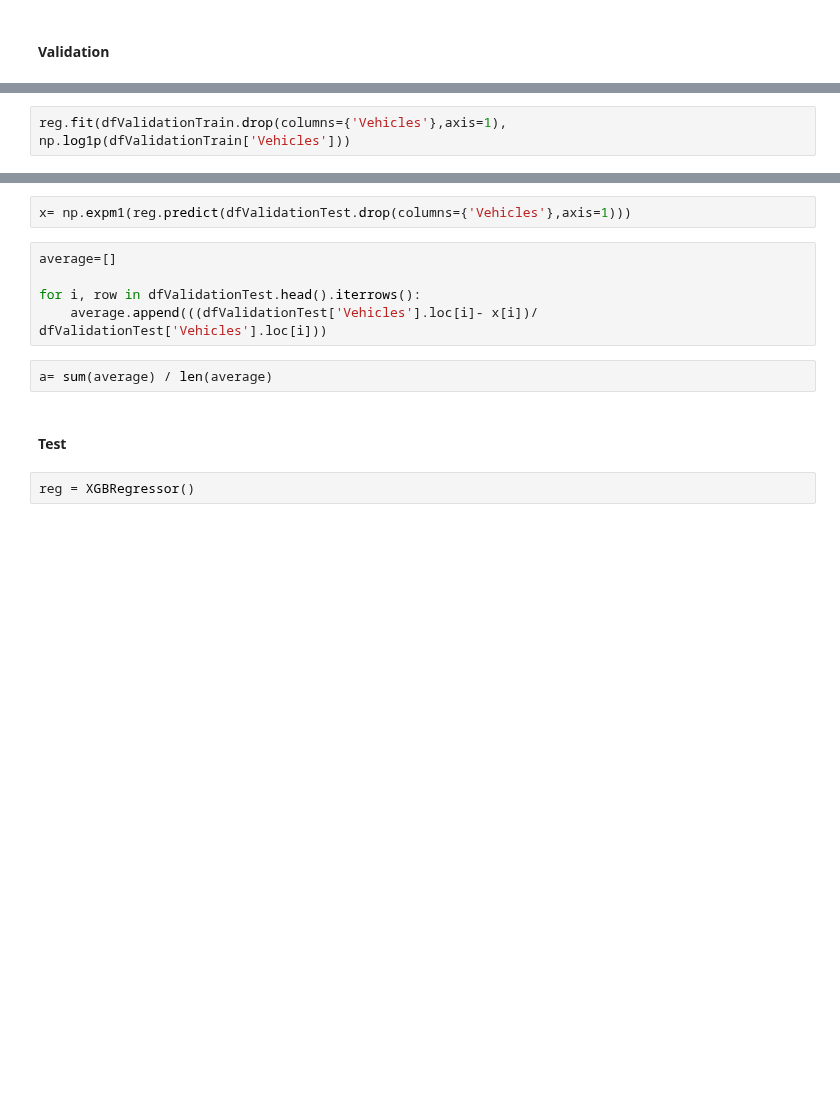
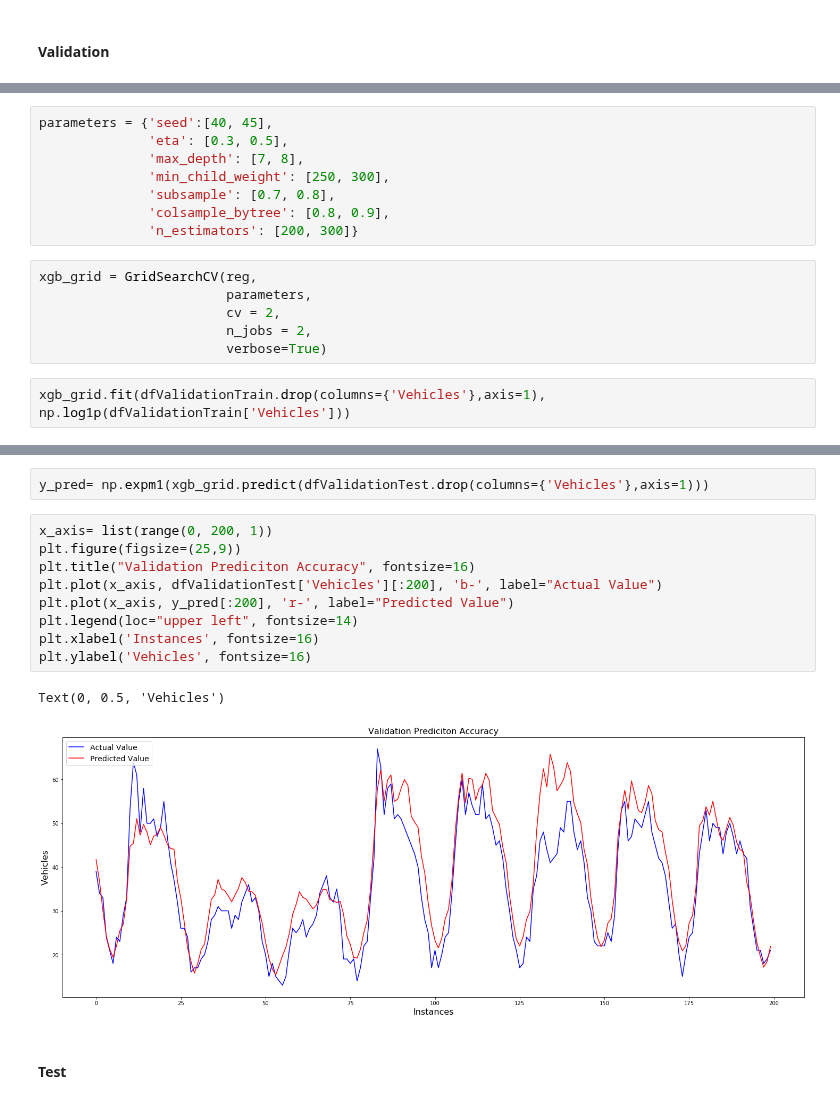
Before and after one commit to siddheshmanjrekar/machine-learning-for-IoT, a Jupyter notebook: TrafficPrediction.ipynb, the cells around one changed output, grey strips where cells are left out. Cells and saved outputs as stored; diff of their text form; blank space fills up the shorter version.

```diff
--- a/TrafficPrediction.ipynb
+++ b/TrafficPrediction.ipynb
@@ -164,3 +179,17 @@ reg = XGBRegressor()
+# %%
+parameters = {'seed':[40, 45],
+              'eta': [0.3, 0.5],
+              'max_depth': [7, 8],
+              'min_child_weight': [250, 300],
+              'subsample': [0.7, 0.8],
+              'colsample_bytree': [0.8, 0.9],
+              'n_estimators': [200, 300]}
+# %%
+xgb_grid = GridSearchCV(reg,
+                        parameters,
+                        cv = 2,
+                        n_jobs = 2,
+                        verbose=True)
 # %%
-reg.fit(dfValidationTrain.drop(columns={'Vehicles'},axis=1), np.log1p(dfValidationTrain['Vehicles']))
+xgb_grid.fit(dfValidationTrain.drop(columns={'Vehicles'},axis=1), np.log1p(dfValidationTrain['Vehicles']))
 # %% [output]
@@ -176,14 +221,17 @@ XGBRegressor(base_score=0.5, booster=None, colsample_bylevel=1,
 # %%
-x= np.expm1(reg.predict(dfValidationTest.drop(columns={'Vehicles'},axis=1)))
+y_pred= np.expm1(xgb_grid.predict(dfValidationTest.drop(columns={'Vehicles'},axis=1)))
-# %%
-average=[]
-
-for i, row in dfValidationTest.head().iterrows():
-    average.append(((dfValidationTest['Vehicles'].loc[i]- x[i])/ dfValidationTest['Vehicles'].loc[i]))
-# %%
-a= sum(average) / len(average)
+# %%
+x_axis= list(range(0, 200, 1))
+plt.figure(figsize=(25,9))
+plt.title("Validation Prediciton Accuracy", fontsize=16)
+plt.plot(x_axis, dfValidationTest['Vehicles'][:200], 'b-', label="Actual Value")
+plt.plot(x_axis, y_pred[:200], 'r-', label="Predicted Value")
+plt.legend(loc="upper left", fontsize=14)
+plt.xlabel('Instances', fontsize=16)
+plt.ylabel('Vehicles', fontsize=16)
+# %% [output]
+Text(0, 0.5, 'Vehicles')
+[figure, added]
 # %% [markdown]
 <h4>Test</h4>
-# %%
-reg = XGBRegressor()
 # %%
```
Also changed, not shown: parts of 21 cells of this notebook.
